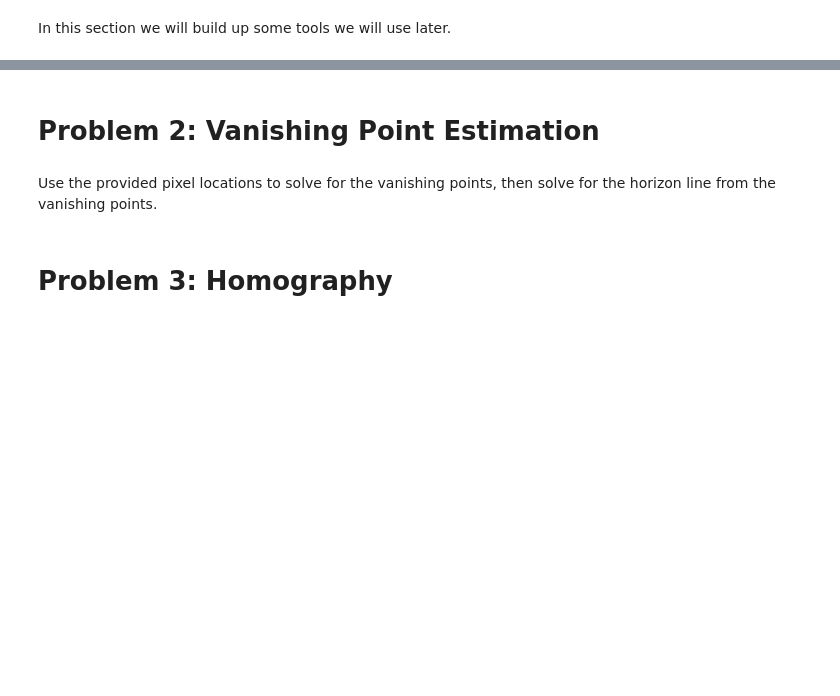
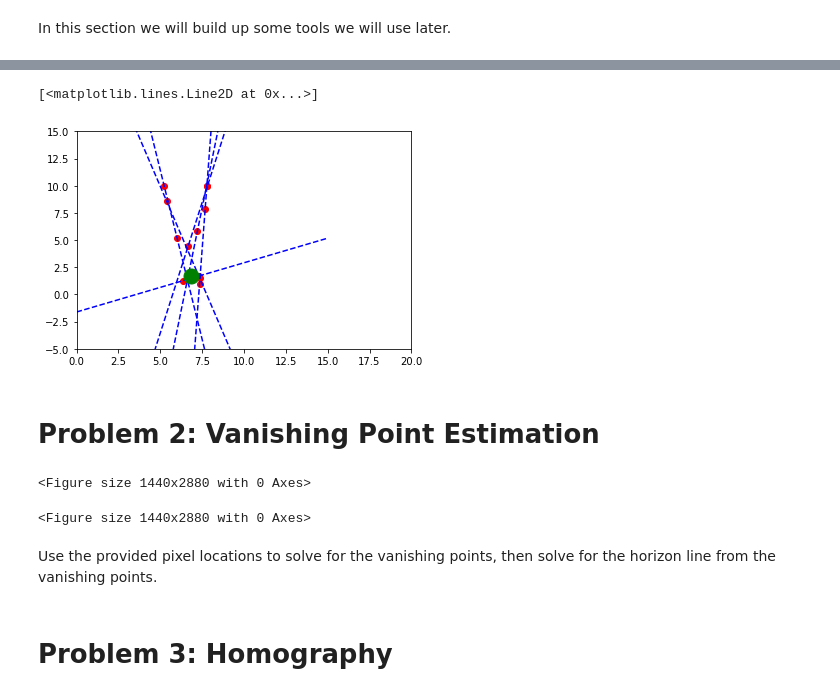
Before and after one commit to RuolinZheng08/ttic31040-computer-vision, a Jupyter notebook: hw2/hw2.ipynb, the cells around one changed output, grey strips where cells are left out. Drawn from its saved outputs; the diff is of its cells as text; code cells hidden in the pictures; blank space fills up the shorter version.

```diff
--- a/hw2/hw2.ipynb
+++ b/hw2/hw2.ipynb
@@ -57,8 +71,41 @@ for i in range(n):
+# %%
+# using only numpy
+A = np.zeros((2, 2))
+b = 0
+for i in range(n):
+    point0 = np.vstack([x[0, i], y[0, i]])
+    point1 = np.vstack([x[1, i], y[1, i]])
+    vec_n = point0 - point1
+    vec_n /= np.linalg.norm(vec_n) # normalize
+    vec_a = point0
+    mat = np.eye(2) - vec_n @ vec_n.T
+    coef = mat + mat.T # A + A.T
+    A += coef
+    b += coef @ vec_a
+# %%
+p_optim = np.linalg.lstsq(A, b)[0]
+p_optim
+# %%
+plt.xlim([0,20])
+plt.ylim([-5,15])
+plt.plot(x, y, 'ro')
+
+for i in range(n):
+    draw_line(P0[i,:], P1[i,:])
+
+# draw p_optim
+plt.plot(p_optim[0], p_optim[1], 'go', markersize=15)
+# %% [output]
+[<matplotlib.lines.Line2D at 0x...>]
+[figure, added]
 # %% [markdown]
 # Problem 2: Vanishing Point Estimation
 # %%
-im = np.asarray(Image.open('data/raymond_james_stadium.png'))
+im = np.asarray(Image.open('data/stadium.png'))
 plt.figure(figsize=(20, 40))
+# %% [output]
+<Figure size 1440x2880 with 0 Axes>
+<Figure size 1440x2880 with 0 Axes>
 # %% [markdown]
 Use the provided pixel locations to solve for the vanishing points, then solve for the horizon line from the vanishing points.
 # %%
```
Also changed, not shown: parts of 7 cells of this notebook.
